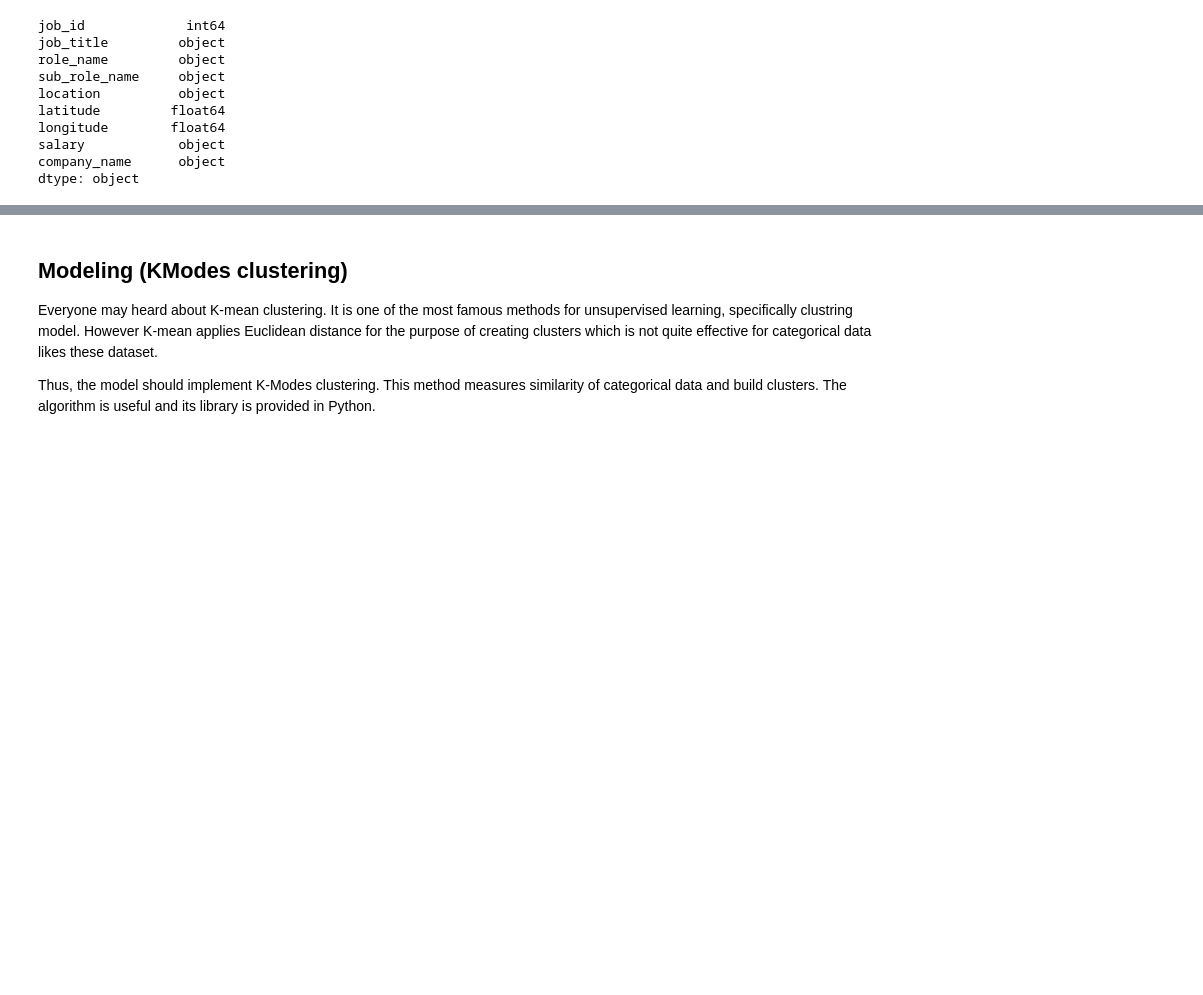
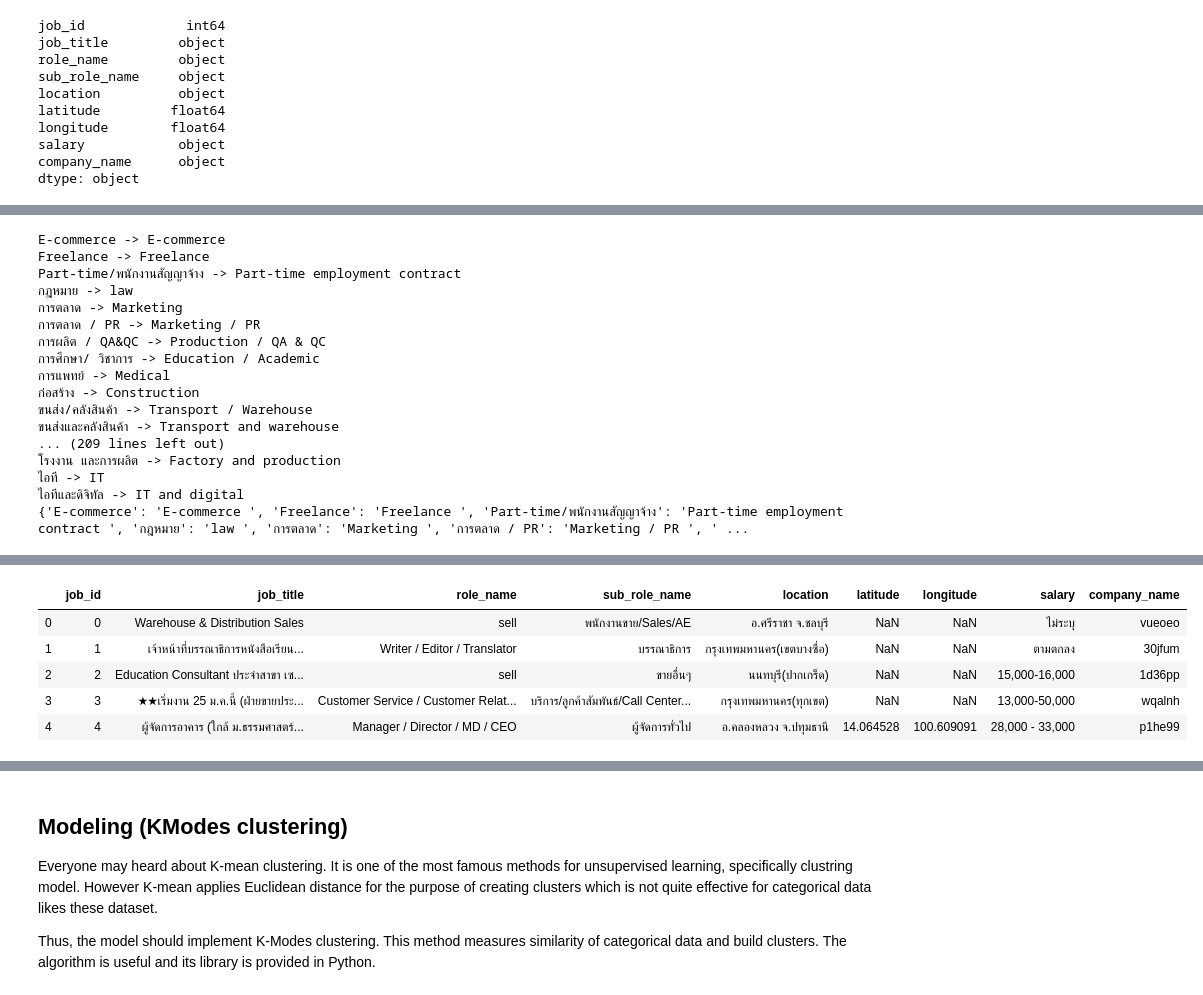
Before and after one commit to OrangeEngineer/recommender_system, a Jupyter notebook: recommender system explaination.ipynb, the cells around one changed output, grey strips where cells are left out. Saved outputs shown, nothing was run; the diff lists cells and outputs as text; code cells hidden in the pictures; blank space fills up the shorter version.

```diff
--- a/recommender system explaination.ipynb
+++ b/recommender system explaination.ipynb
@@ -80,0 +88,46 @@ From data exploration
+# %%
+from google_trans_new import google_translator
+
+def translation(df):
+    translator = google_translator()
+    unique_elements = df.unique()
+    translations = {}
+
+    for element in sorted(unique_elements):
+        # add translation to the dictionary
+        translation = translator.translate(element, lang_tgt='en')
+        print(element + " -> " + translation)
+        translations[element] = translation
+
+    print(translations)
+    return translations
+# %%
+active.dropna(subset=['role_name','sub_role_name'], inplace=True)
+previous.dropna(subset=['role_name','sub_role_name'], inplace=True)
+
+active_translations = translation(active['role_name'])
+previous_translations = translation(previous['role_name'])
+
+active['role_name'].replace(active_translations, inplace=True)
+previous['role_name'].replace(previous_translations, inplace=True)
+
+display(active.head())
+display(previous.head())
+# %% [output]
+E-commerce -> E-commerce
+Freelance -> Freelance
+Part-time/พนักงานสัญญาจ้าง -> Part-time employment contract
+กฎหมาย -> law
+การตลาด -> Marketing
+การตลาด / PR -> Marketing / PR
+การผลิต / QA&QC -> Production / QA & QC
+การศึกษา/ วิชาการ -> Education / Academic
+การแพทย์ -> Medical
+ก่อสร้าง -> Construction
+ขนส่ง/คลังสินค้า -> Transport / Warehouse
+ขนส่งและคลังสินค้า -> Transport and warehouse
+... (209 lines left out)
+โรงงาน และการผลิต -> Factory and production
+ไอที -> IT
+ไอทีและดิจิทัล -> IT and digital
+{'E-commerce': 'E-commerce ', 'Freelance': 'Freelance ', 'Part-time/พนักงานสัญญาจ้าง': 'Part-time employment contract ', 'กฎหมาย': 'law ', 'การตลาด': 'Marketing ', 'การตลาด / PR': 'Marketing / PR ', ' ...
@@ -80,0 +140,6 @@ From data exploration
+|  | job_id | job_title | role_name | sub_role_name | location | latitude | longitude | salary | company_name |
+| 0 | 0 | Warehouse & Distribution Sales | sell | พนักงานขาย/Sales/AE | อ.ศรีราชา จ.ชลบุรี | NaN | NaN | ไม่ระบุ | vueoeo |
+| 1 | 1 | เจ้าหน้าที่บรรณาธิการหนังสือเรียน... | Writer / Editor / Translator | บรรณาธิการ | กรุงเทพมหานคร(เขตบางซื่อ) | NaN | NaN | ตามตกลง | 30jfum |
+| 2 | 2 | Education Consultant ประจำสาขา เซ... | sell | ขายอื่นๆ | นนทบุรี(ปากเกร็ด) | NaN | NaN | 15,000-16,000 | 1d36pp |
+| 3 | 3 | ★★เริ่มงาน 25 ม.ค.นี้ (ฝ่ายขายประ... | Customer Service / Customer Relat... | บริการ/ลูกค้าสัมพันธ์/Call Center... | กรุงเทพมหานคร(ทุกเขต) | NaN | NaN | 13,000-50,000 | wqalnh |
+| 4 | 4 | ผู้จัดการอาคาร (ใกล้ ม.ธรรมศาสตร์... | Manager / Director / MD / CEO | ผู้จัดการทั่วไป | อ.คลองหลวง จ.ปทุมธานี | 14.064528 | 100.609091 | 28,000 - 33,000 | p1he99 |
```
Also changed, not shown: parts of 31 cells of this notebook, 33 other files.
